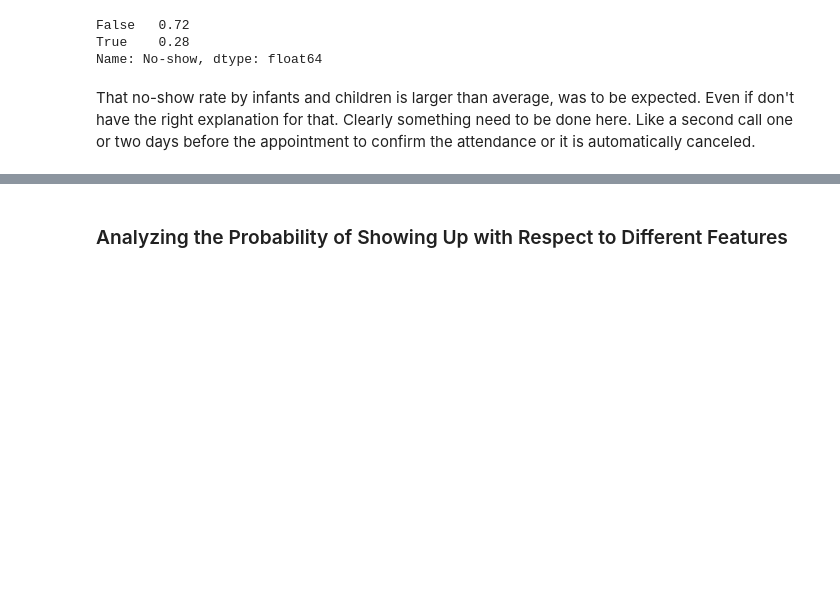
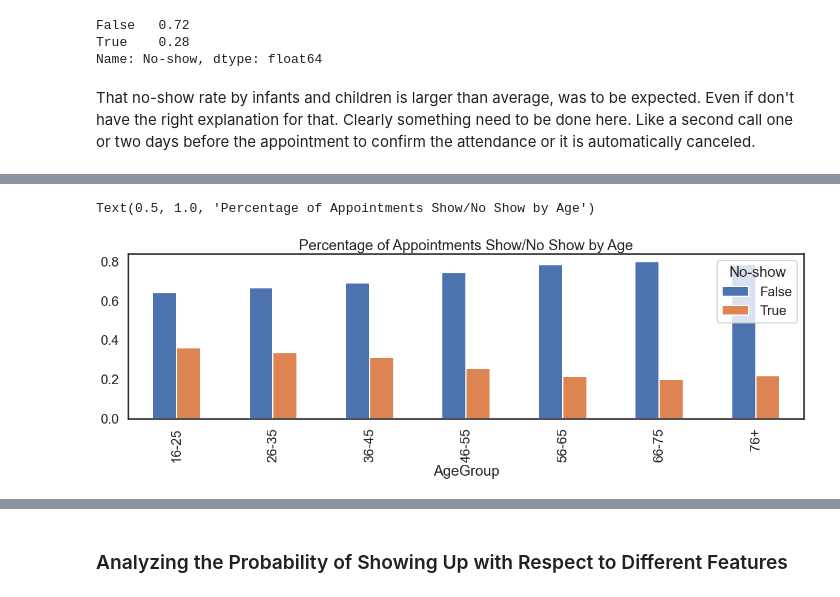
Before and after one commit to skacem/Business-Analytics, a Jupyter notebook: Misc/Medical_appointment_analysis.ipynb, the cells around one changed output, grey strips where cells are left out. Cells and saved outputs as stored; diff of their text form; code cells hidden in the pictures; blank space fills up the shorter version.

```diff
--- a/Misc/Medical_appointment_analysis.ipynb
+++ b/Misc/Medical_appointment_analysis.ipynb
@@ -473,3 +483,12 @@ That no-show rate by infants and children is larger than average, was to be expe
+# %%
+# delete patients that are over 105
+df = df[df['Age'] < 106]
+# delete children
+df = df[df['Age'] > 15]
 # %%
-cut_labels = ['Infancy', 'Children', 'Young', 'Middle-aged', 'Mature', 'Old']
+labels = ['16-25', '26-35', '36-45', '46-55', '56-65', '66-75', '76+']
+bins = [16, 25, 35, 45,  55, 65, 75, 105]
+# %%
+df['AgeGroup'] = pd.cut(df['Age'], bins=bins, labels=labels,
+                        right=False, include_lowest=True)
 # %%
@@ -486,0 +505,7 @@ Name: Neighborhood, dtype: float64
+# %%
+# appointment attendance by age
+age = df.groupby('AgeGroup')['No-show'].value_counts(normalize=True).unstack().plot(kind='bar', figsize=(20,5))
+age.set_title("Percentage of Appointments Show/No Show by Age")
+# %% [output]
+Text(0.5, 1.0, 'Percentage of Appointments Show/No Show by Age')
+[figure, added]
```
Also changed, not shown: parts of 13 cells of this notebook.
